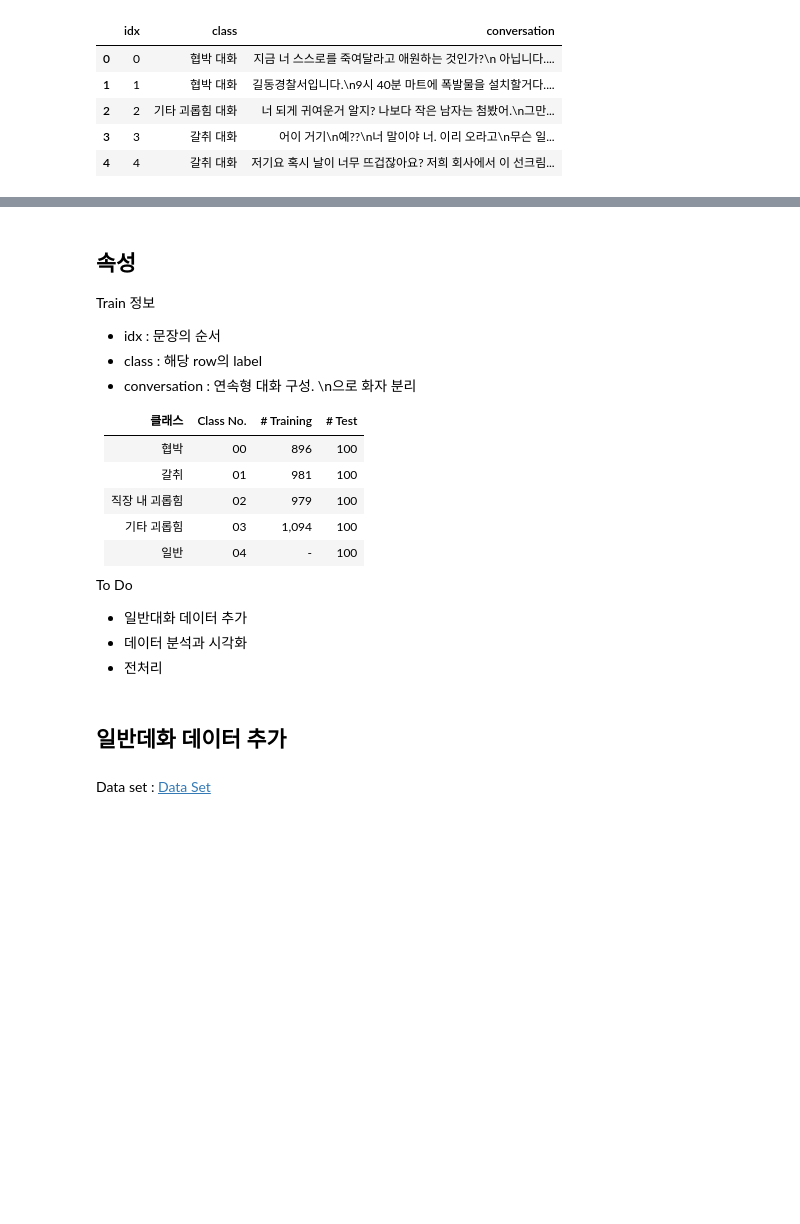
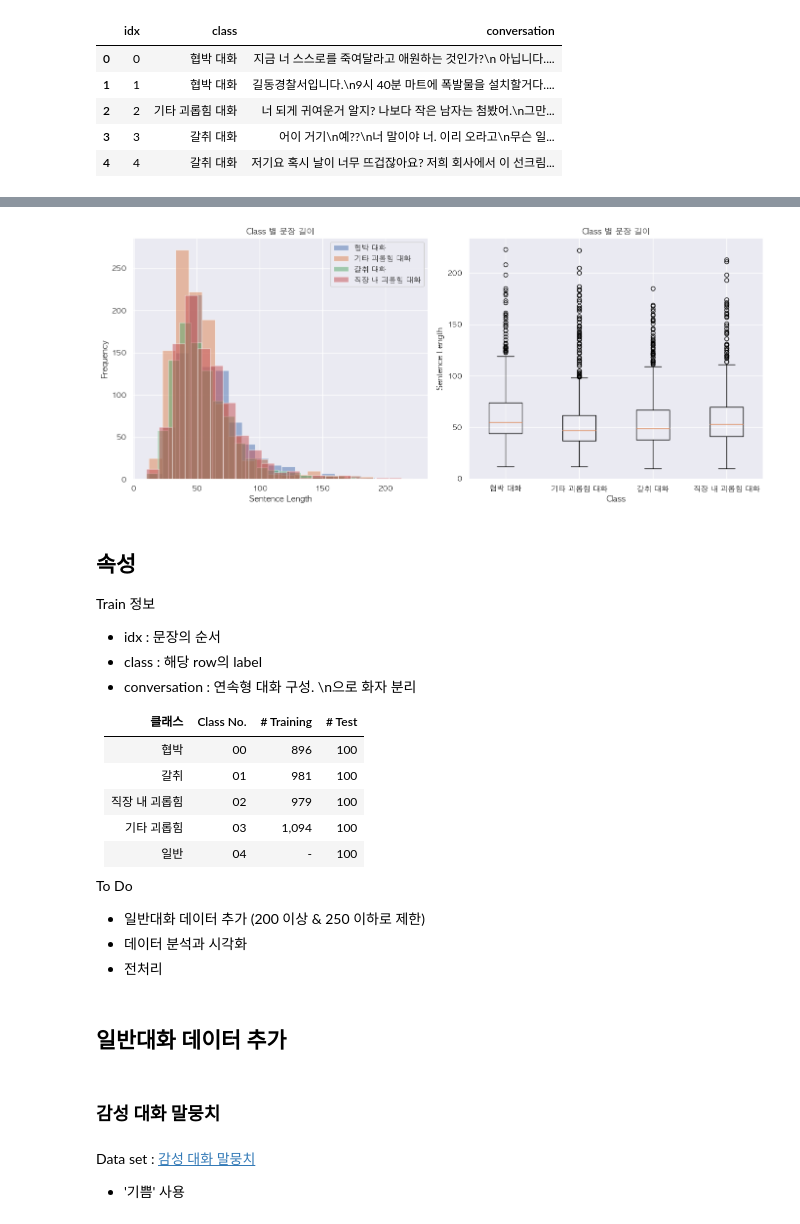
Before and after one commit to HwngInJn/AIFFEL-DLthon, a Jupyter notebook: Moon/AboutData.ipynb, the cells around one changed output, grey strips where cells are left out. Saved outputs shown, nothing was run; the diff lists cells and outputs as text; code cells hidden in the pictures; blank space fills up the shorter version.

```diff
--- a/Moon/AboutData.ipynb
+++ b/Moon/AboutData.ipynb
@@ -13,3 +52,32 @@ df.head()
+# %%
+# 각 행의 문장 길이를 계산
+df['sentence_length'] = df['conversation'].apply(lambda x: len(x.split()))
+
+# 1x2 서브플롯으로 그래프를 표시
+fig, axes = plt.subplots(1, 2, figsize=(14, 6))
+
+# 첫 번째 서브플롯 (왼쪽)
+for class_label in df['class'].unique():
+    subset = df[df['class'] == class_label]
+    axes[0].hist(subset['sentence_length'], bins=20, alpha=0.5, label=f'{class_label}')
+
+axes[0].set_xlabel('Sentence Length')
+axes[0].set_ylabel('Frequency')
+axes[0].set_title('Class 별 문장 길이')
+axes[0].legend()
+
+# 두 번째 서브플롯 (오른쪽)
+axes[1].boxplot([df[df['class'] == class_label]['sentence_length'] for class_label in df['class'].unique()],
+            labels=[f'{class_label}' for class_label in df['class'].unique()])
+axes[1].set_xlabel('Class')
+axes[1].set_ylabel('Sentence Length')
+axes[1].set_title('Class 별 문장 길이')
+
+# 그래프 표시
+plt.tight_layout()
+plt.show()
+# %% [output]
+[figure, added]
 # %% [markdown]
 ## 속성
 
@@ -27,10 +95,13 @@ Train 정보
 |일반|04|-|100|
 
 To Do
-- 일반대화 데이터 추가
+- 일반대화 데이터 추가 (200 이상 & 250 이하로 제한)
 - 데이터 분석과 시각화
 - 전처리
 # %% [markdown]
-## 일반데화 데이터 추가
+## 일반대화 데이터 추가
-# %% [markdown]
-Data set : [Data Set]('url')
+# %% [markdown]
+### 감성 대화 말뭉치
+# %% [markdown]
+Data set : [감성 대화 말뭉치]('https://aihub.or.kr/aihubdata/data/view.do?currMenu=115&topMenu=100&aihubDataSe=realm&dataSetSn=86')
+- '기쁨' 사용
```
Also changed, not shown: parts of 24 cells of this notebook, 1 other file.
